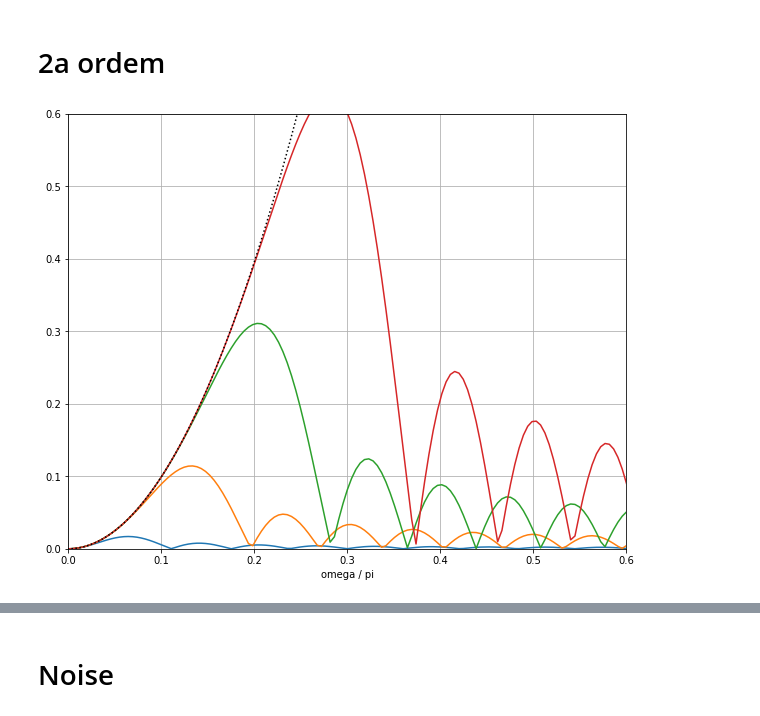
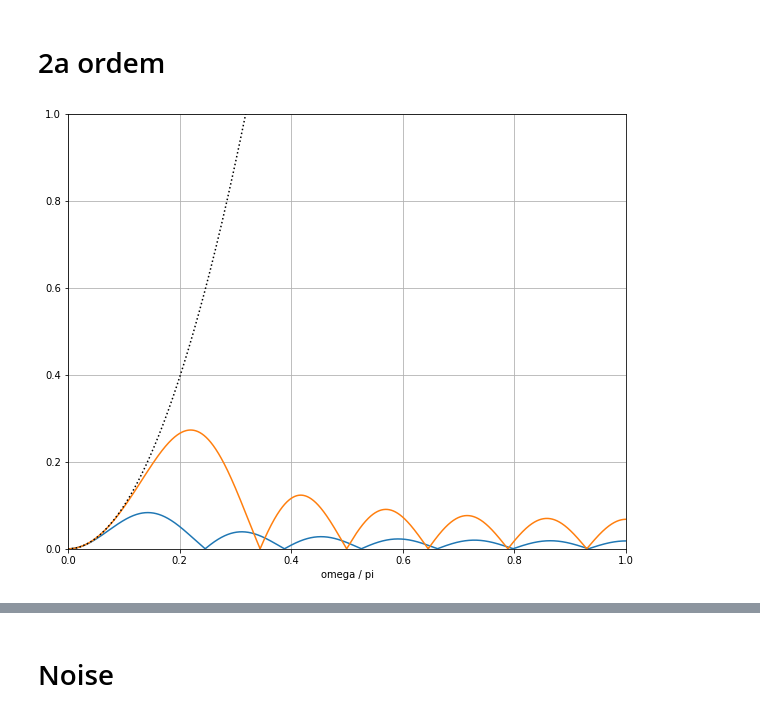
Before and after one commit to felipeangelimvieira/seal_parameter_identification, a Jupyter notebook: draft-notebooks/savgol_filter-2.0.ipynb, the cells around one changed output, grey strips where cells are left out. Saved outputs shown, nothing was run; the diff lists cells and outputs as text; code cells hidden in the pictures.

```diff
--- a/draft-notebooks/savgol_filter-2.0.ipynb
+++ b/draft-notebooks/savgol_filter-2.0.ipynb
@@ -57,16 +92,14 @@ plt.show()
 # %% [markdown]
 # Primeira ordem
 # %%
-M = 16
-N = 12
 
 df = pd.DataFrame()
-for N in range(2, M-1, 4):
+for N in range(N_min+1, np.min([M-1, N_max]), 2):
     num_dados = 2*M + 1
     grau = N + 1
-
-    h = filter_coef(num_dados=num_dados, grau=grau, derivada=1)
-    res = np.convolve([int(i==0) for i in range(-200, 201)], h)
+    print(num_dados, grau)
+    h = filter_coef(num_dados=int(num_dados), grau=int(grau), derivada=1)
+    res = np.convolve(impulse, h)
 
     h = fftshift(fft(res))
     f = fftshift(fftfreq(h.shape[0]))
@@ -74,7 +107,8 @@ for N in range(2, M-1, 4):
 
 
     _df = pd.DataFrame({"freq": f*2,
-                        "h_db": h_db})
+                        "h_db": h_db,
+                        "h"   : h})
     _df["N"] = N
     _df["M"] = M
     df = pd.concat([df, _df], ignore_index=True)
@@ -92,0 +132,11 @@ plt.show()
+# %%
+plt.figure(figsize=(10, 8))
+for (N, M), group in df.groupby(["N", "M"]):
+    plt.plot(group.freq, np.abs(group.h), label = group.N)
+
+plt.plot(group.freq, group.freq*np.pi, color="black", linestyle="dotted")
+plt.ylabel("Amplitude")
+plt.xlabel("omega / pi")
+#plt.xlim(left=0)
+plt.ylim(bottom=0)
+plt.show()
@@ -110,0 +163,5 @@ plt.show()
+# %%
+h = filter_coef(num_dados=num_dados, grau=grau, derivada=1)
+M = h.shape[0]/2 - 0.5
+plt.scatter(np.arange(-M, M+1, 1), h)
+plt.plot(np.arange(-M, M+1, 1), h)
@@ -111,16 +171,14 @@ plt.show()
 # %% [markdown]
 # 2a ordem
 # %%
-M = 16
-N = 12
 
 df = pd.DataFrame()
-for N in range(2, M-1, 4):
-    num_dados = 2*M + 1
-    grau = N + 1
+for N in range(N_min+2, int(np.min([M-1, N_max])), 2):
+    num_dados = int(2*M + 1)
+    grau = int(N + 1)
 
-    h = filter_coef(num_dados=num_dados, grau=grau, derivada=2)
-    res = np.convolve([int(i==0) for i in range(-200, 201)], h)
+    h = filter_coef(num_dados=int(num_dados), grau=int(grau), derivada=2)
+    res = np.convolve(impulse, h)
 
     h = fftshift(fft(res))
     f = fftshift(fftfreq(h.shape[0]))
@@ -135,14 +193,14 @@ for N in range(2, M-1, 4):
 # %%
 plt.figure(figsize=(10, 8))
 for (N, M), group in df.groupby(["N", "M"]):
     plt.plot(group.freq, np.exp(group.h_db/10), label = group.N)
 
 
 plt.plot(group.freq, np.square(group.freq*np.pi), color="black", linestyle="dotted")
 plt.xlabel("omega / pi")
-plt.ylim(bottom=0, top=0.6)
-plt.xlim(left=0, right=0.6)
+plt.ylim(bottom=0, top=1)
+plt.xlim(left=0, right=1)
 plt.grid()
 plt.show()
 # %% [output]
-[figure, old version]
+[figure, new version]
```
Also changed, not shown: parts of 50 cells of this notebook.
